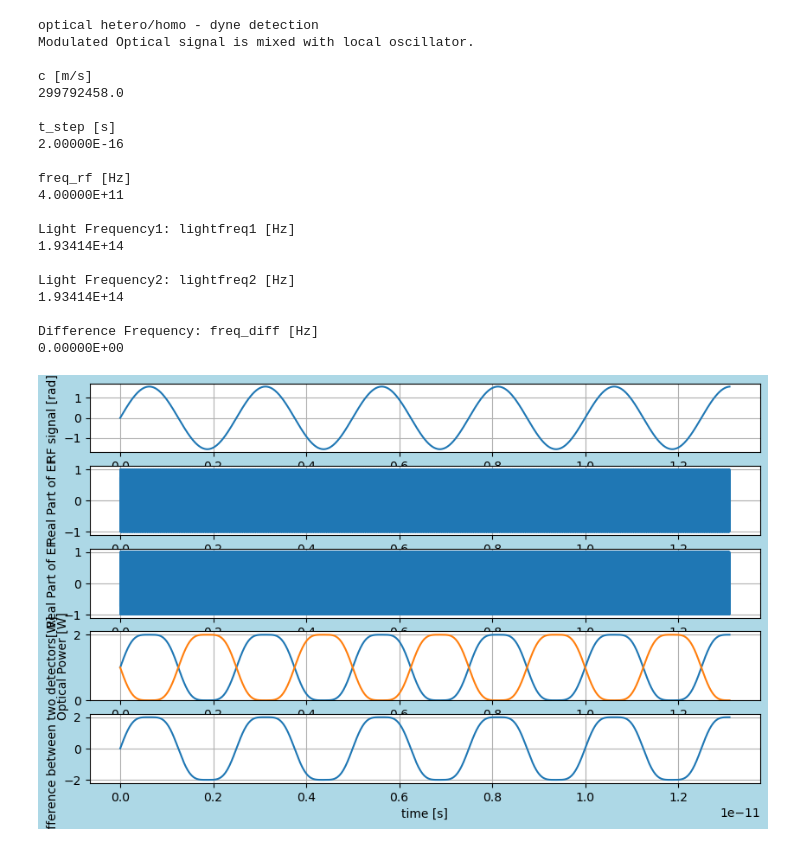
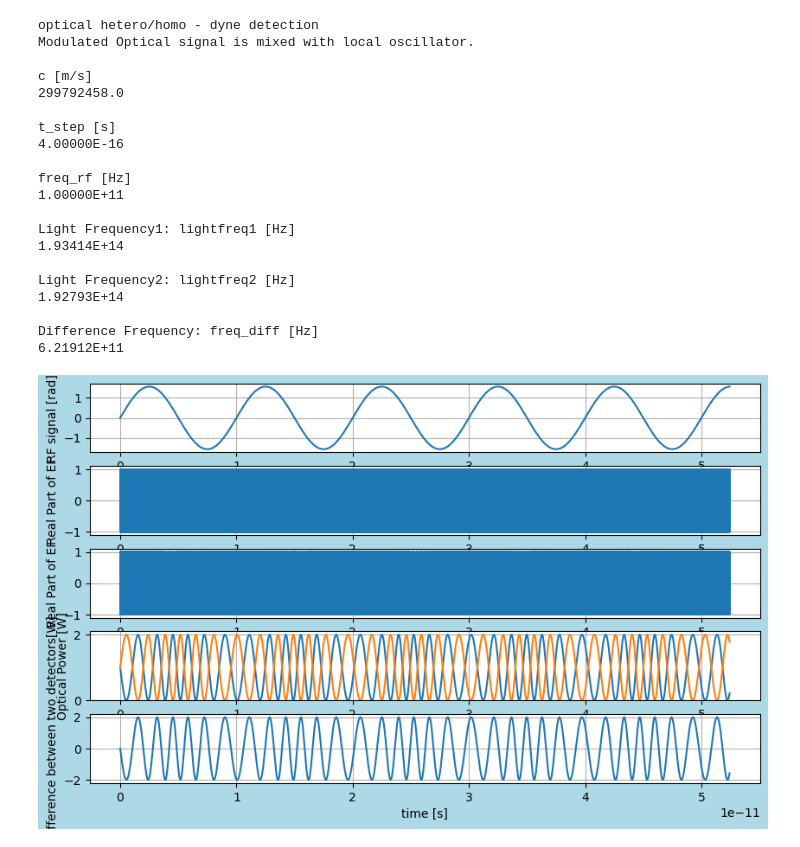
Before and after one commit to tacticstactics/optical-heterodyne-detection, a Jupyter notebook: optical_heterodyne_detection.ipynb, the cells around one changed output. Cells and saved outputs as stored; diff of their text form; code cells hidden in the pictures.

```diff
--- a/optical_heterodyne_detection.ipynb
+++ b/optical_heterodyne_detection.ipynb
@@ -15,9 +15,9 @@ print("c [m/s]")
 print(c)
 print('')
 
-samplerate = 4*16384 # Number of Points
+samplerate = 8*16384 # Number of Points
 
-t_step = 2 * 1e-16 #[s]
+t_step = 4 * 1e-16 #[s]
 
 print("t_step [s]")
 print(f'{t_step:.5E}')
@@ -27,7 +27,7 @@ tcol = np.linspace(0.0, t_step * samplerate, samplerate, endpoint=False)
 
 amp_c = 0.5 * np.pi
 #amp_c = 0
-freq_rf = 400e9 # [Hz]
+freq_rf = 100e9 # [Hz]
 
 print("freq_rf [Hz]")
 print(f'{freq_rf:.5E}')
@@ -45,7 +45,7 @@ opl1 =100
 opl2= 100
 
 wl1 = 1550e-9
-wl2 = 1550e-9
+wl2 = 1555e-9
 
 # If wl1 and wl2 are equal, homodyne. If not, heterodyne.
 
@@ -134,7 +134,6 @@ for ii in range(samplerate):
     Power_diff = power3_1 - power3_2
     Power_diffcol[ii] = Power_diff
 
-
 fig1 = plt.figure(figsize = (10,6), facecolor='lightblue')
 
 ax1 = fig1.add_subplot(5, 1, 1)
@@ -178,7 +177,6 @@ ax2_2 = fig2.add_subplot(2, 1, 2)
 
 xf = fftfreq(samplerate, t_step)[:samplerate//2]
 
-
 Port1_1_EFcol_f = fft(Port1_1_EFcol)
 Port1_2_EFcol_f = fft(Port1_2_EFcol)
 
@@ -189,7 +187,6 @@ ax2_1.legend()
 ax2_2.plot(xf, 2.0/samplerate * np.abs(Port1_2_EFcol_f[0:samplerate//2]),label="Port1_2")
 ax2_2.set_xlim(190e12,200e12)
 ax2_2.legend()
-
 
 fig3 = plt.figure(figsize = (10,6), facecolor='lightblue')
 ax3_1 = fig3.add_subplot(3, 1, 1)
@@ -206,35 +203,35 @@ ax3_1.legend()
 
 ax3_2.plot(xf, 2.0/samplerate * np.abs(Port2_powercol_f[0:samplerate//2]), label="Port2 Power")
 ax3_2.set_ylabel("Power Spectrum")
 ax3_2.set_xlim(-1e12,10e12)
 ax3_2.legend()
 
 Power_diffcol_f = fft(Power_diffcol)
 ax3_3.plot(xf, 2.0/samplerate * np.abs(Power_diffcol_f[0:samplerate//2]), label="Power Difference")
 ax3_3.set_ylabel("Power Difference Spectrum")
 ax3_3.set_xlim(-1e12,10e12)
 ax3_3.legend()
 
 plt.show()
 # %% [output]
 optical hetero/homo - dyne detection
 Modulated Optical signal is mixed with local oscillator.
 
 c [m/s]
 299792458.0
 
 t_step [s]
-2.00000E-16
+4.00000E-16
 
 freq_rf [Hz]
-4.00000E+11
+1.00000E+11
 
 Light Frequency1: lightfreq1 [Hz]
 1.93414E+14
 
 Light Frequency2: lightfreq2 [Hz]
-1.93414E+14
+1.92793E+14
 
 Difference Frequency: freq_diff [Hz]
-0.00000E+00
+6.21912E+11
-[figure, old version]
+[figure, new version]
```
Also changed, not shown: parts of 1 cell of this notebook.
